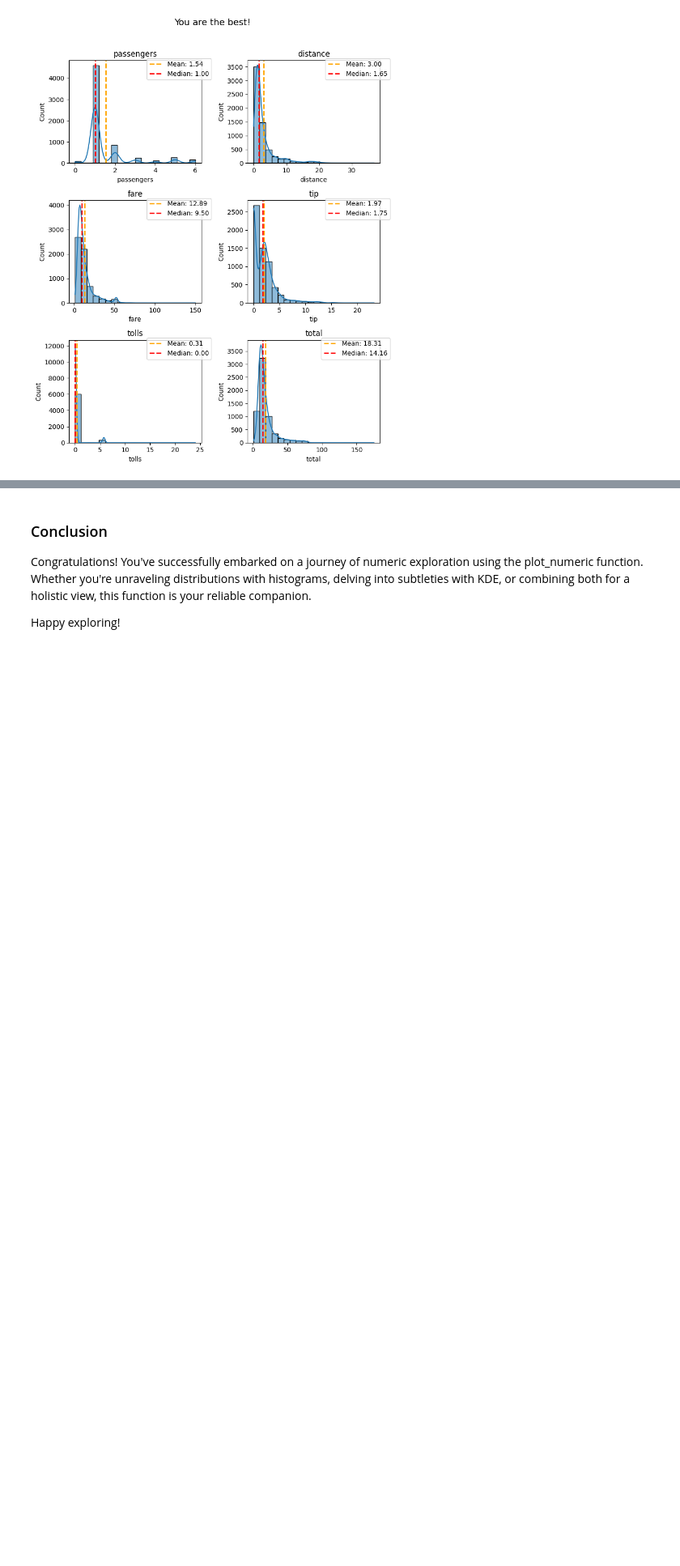
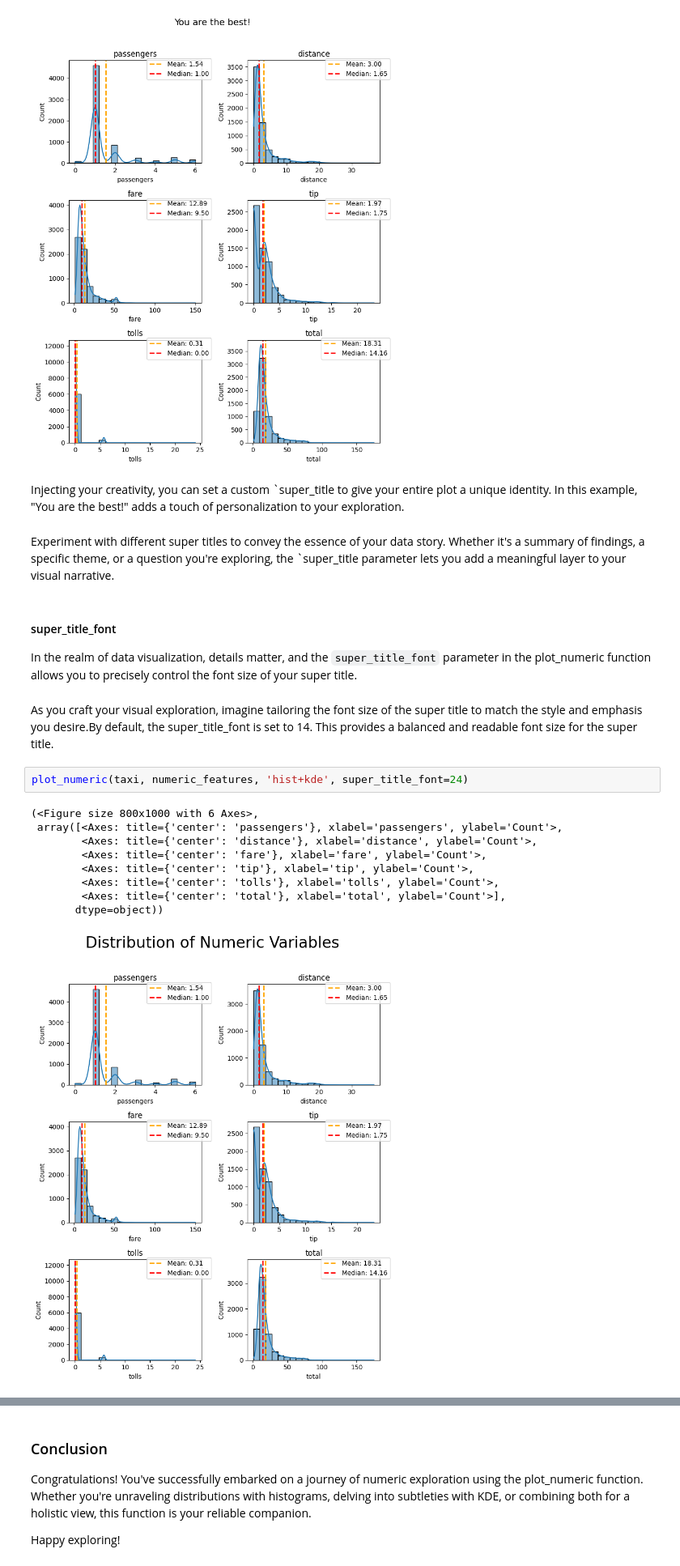
Before and after one commit to UBC-MDS/PyXplor, a Jupyter notebook: docs/example.ipynb, the cells around one changed output, grey strips where cells are left out. Shown at 81% size. Saved outputs shown, nothing was run; the diff lists cells and outputs as text; blank space fills up the shorter version.

Commit message:
polish numeric docs

```diff
--- a/docs/example.ipynb
+++ b/docs/example.ipynb
@@ -446,3 +446,24 @@ plot_numeric(taxi, numeric_features, 'hist+kde', super_title="You are the best!"
         <Axes: title={'center': 'total'}, xlabel='total', ylabel='Count'>],
        dtype=object))
 [figure]
+# %% [markdown]
+Injecting your creativity, you can set a custom `super_title to give your entire plot a unique identity. In this example, "You are the best!" adds a touch of personalization to your exploration.
+# %% [markdown]
+Experiment with different super titles to convey the essence of your data story. Whether it's a summary of findings, a specific theme, or a question you're exploring, the `super_title parameter lets you add a meaningful layer to your visual narrative.
+# %% [markdown]
+#### super_title_font
+In the realm of data visualization, details matter, and the `super_title_font` parameter in the plot_numeric function allows you to precisely control the font size of your super title.
+# %% [markdown]
+As you craft your visual exploration, imagine tailoring the font size of the super title to match the style and emphasis you desire.By default, the super_title_font is set to 14. This provides a balanced and readable font size for the super title.
+# %%
+plot_numeric(taxi, numeric_features, 'hist+kde', super_title_font=24)
+# %% [output]
+(<Figure size 800x1000 with 6 Axes>,
+ array([<Axes: title={'center': 'passengers'}, xlabel='passengers', ylabel='Count'>,
+        <Axes: title={'center': 'distance'}, xlabel='distance', ylabel='Count'>,
+        <Axes: title={'center': 'fare'}, xlabel='fare', ylabel='Count'>,
+        <Axes: title={'center': 'tip'}, xlabel='tip', ylabel='Count'>,
+        <Axes: title={'center': 'tolls'}, xlabel='tolls', ylabel='Count'>,
+        <Axes: title={'center': 'total'}, xlabel='total', ylabel='Count'>],
+       dtype=object))
+[figure, added]
```
Also changed, not shown: parts of 3 cells of this notebook, 1 other file.
